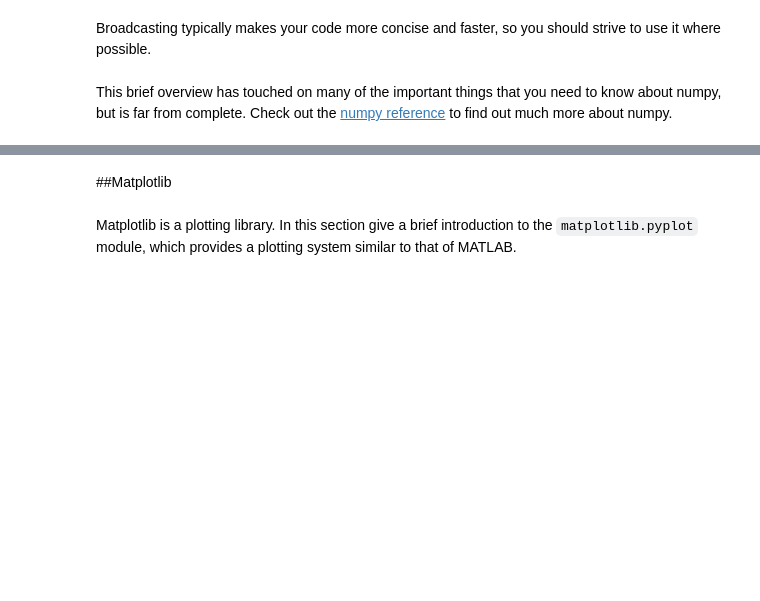
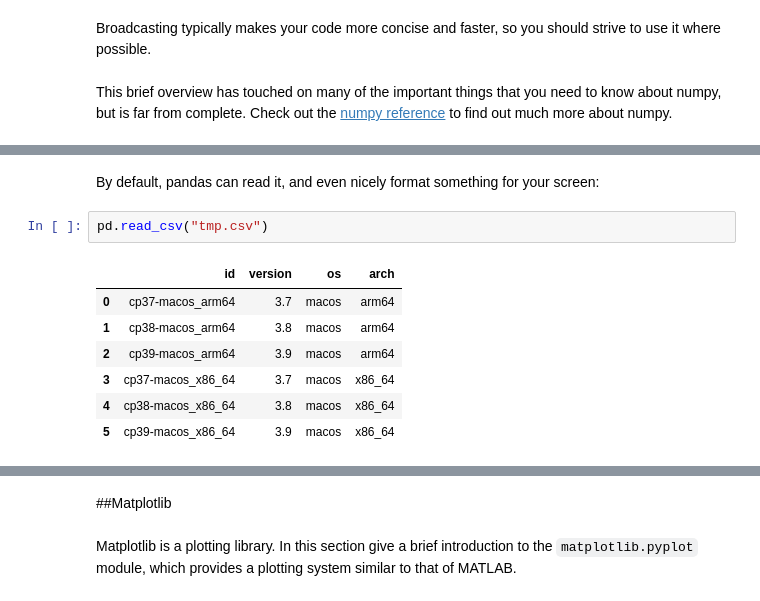
Before and after one commit to ruelasvh/python-numpy-tutorial, a Jupyter notebook: python-colab.ipynb, the cells around one changed output, grey strips where cells are left out. Drawn from its saved outputs; the diff is of its cells as text; blank space fills up the shorter version.

Commit message:
Add pandas

```diff
--- a/python-colab.ipynb
+++ b/python-colab.ipynb
@@ -915,0 +939,12 @@ This brief overview has touched on many of the important things that you need to
+# %% [markdown]
+By default, pandas can read it, and even nicely format something for your screen:
+# %%
+pd.read_csv("tmp.csv")
+# %% [output]
+|  | id | version | os | arch |
+| 0 | cp37-macos_arm64 | 3.7 | macos | arm64 |
+| 1 | cp38-macos_arm64 | 3.8 | macos | arm64 |
+| 2 | cp39-macos_arm64 | 3.9 | macos | arm64 |
+| 3 | cp37-macos_x86_64 | 3.7 | macos | x86_64 |
+| 4 | cp38-macos_x86_64 | 3.8 | macos | x86_64 |
+| 5 | cp39-macos_x86_64 | 3.9 | macos | x86_64 |
```
Also changed, not shown: parts of 22 cells of this notebook.
